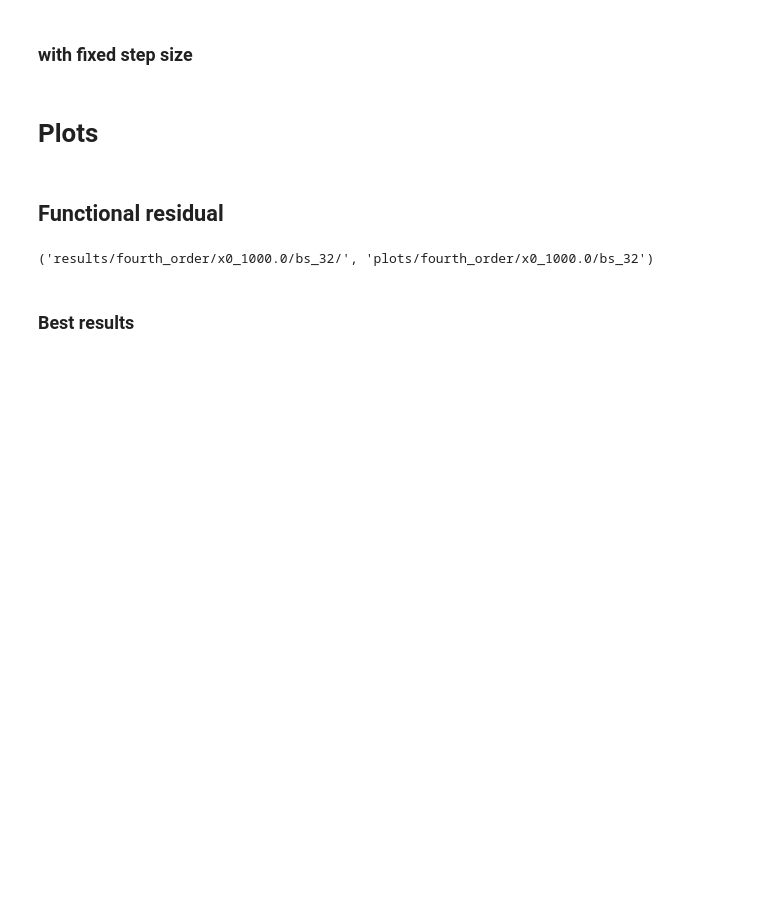
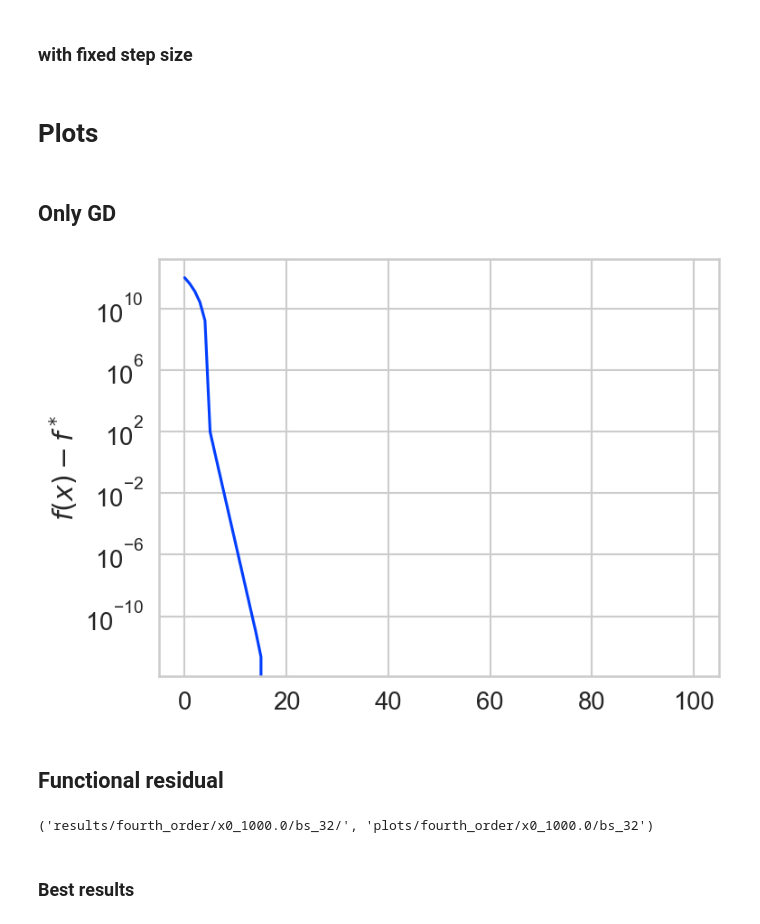
Before and after one commit to postrou/local_steps_rr, a Jupyter notebook: clerr_fourth_order.ipynb, the cells around one changed output. Saved outputs shown, nothing was run; the diff lists cells and outputs as text; code cells hidden in the pictures; blank space fills up the shorter version.

```diff
--- a/clerr_fourth_order.ipynb
+++ b/clerr_fourth_order.ipynb
@@ -478,13 +528,20 @@ gd_trace.save(f'c_{clip_level}_lr_{step_size}_gd_{n_epochs}',
 best_gd_trace = gd_trace
 # %% [markdown]
 # Plots
+# %% [markdown]
+## Only GD
+# %%
+best_gd_trace.plot_losses(f_opt=f_opt)
+plt.yscale('log')
+# %% [output]
+[figure, added]
+# %% [markdown]
+## Functional residual
 # %%
 ncols = 2 if len(clip_level_list) >= 2 else 1
 nrows = int(np.ceil(len(clip_level_list) / 2))
 fig_x = 18
 fig_y = 28
-# %% [markdown]
-## Functional residual
 # %%
 trace_dir, plot_path
 # %% [output]
```
Also changed, not shown: parts of 12 cells of this notebook.
